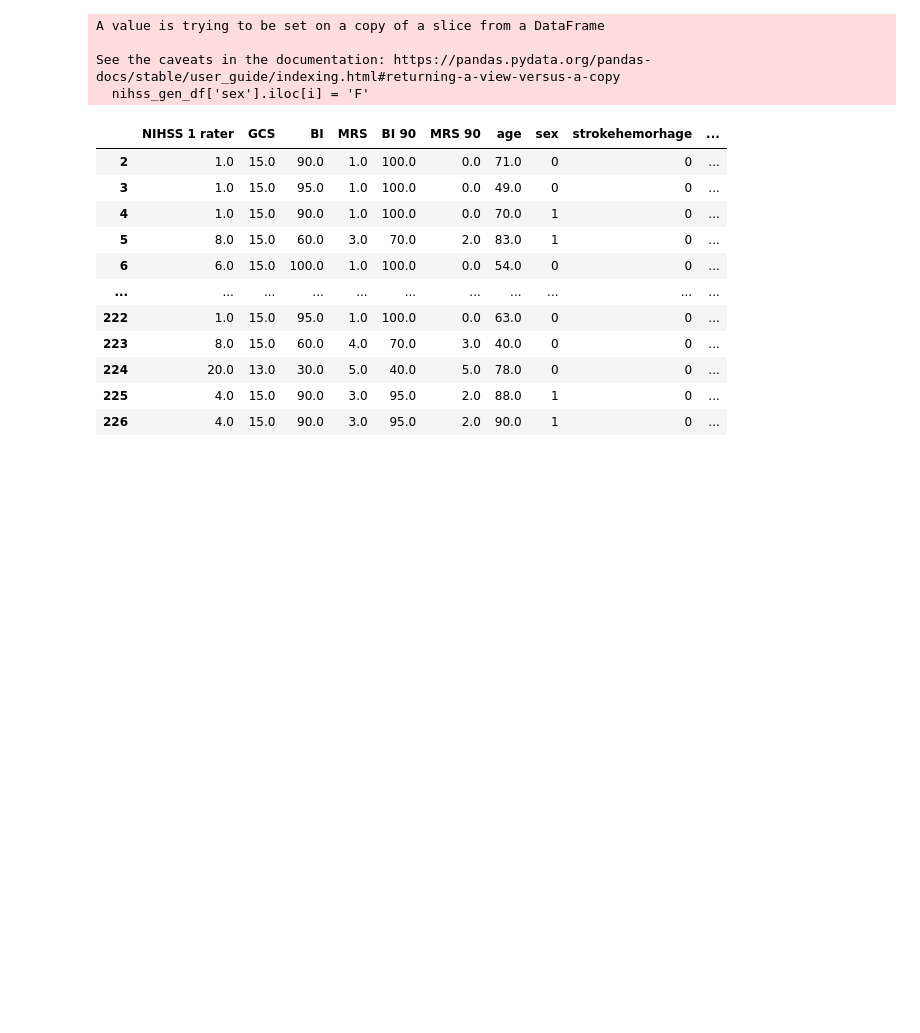
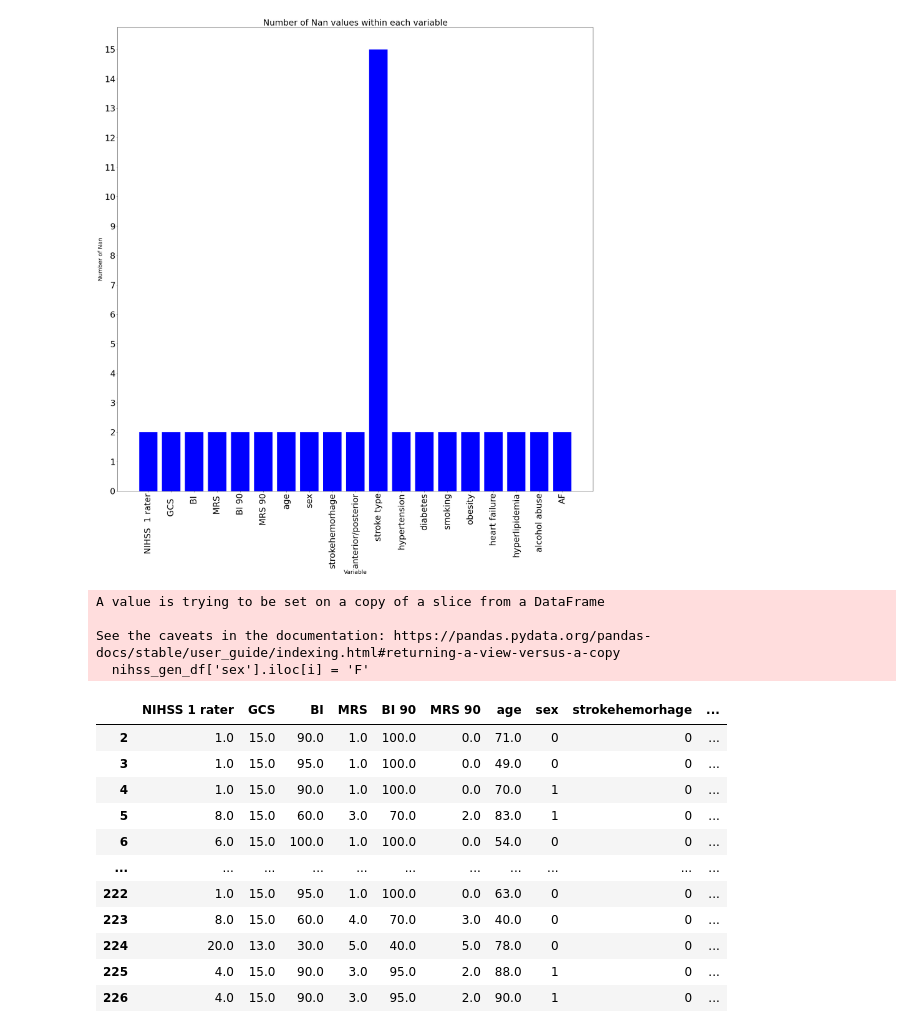
Before and after one commit to BFitzy96/model_code, a Jupyter notebook: NIHSSdata/NIHSS_data_set.ipynb, the cells around one changed output. Drawn from its saved outputs; the diff is of its cells as text; code cells hidden in the pictures; blank space fills up the shorter version.

```diff
--- a/NIHSSdata/NIHSS_data_set.ipynb
+++ b/NIHSSdata/NIHSS_data_set.ipynb
@@ -10 +16,17 @@ import math as m
+# %%
+columns = list(nihss_gen_df.columns)
+columns[10] = 'stroke type'
+
+col = nihss_gen_df.iloc[:,:].isna().sum()
+plt.figure(figsize=(30,30))
+plt.tick_params(labelsize=30)
+plt.title('Number of Nan values within each variable', fontsize=30)
+plt.yticks(np.arange(0,max(col)+1, step=1))
+plt.xticks(rotation=90)
+plt.xlabel('Variable', fontsize=20)
+plt.ylabel('Number of Nan', fontsize=20)
+plt.bar(columns, col, color = 'b')
+plt.savefig('./Nans NIHSS.jpg')
+# %% [output]
+[figure, added]
 # %%
```
Also changed, not shown: parts of 15 cells of this notebook, 39 other files.
